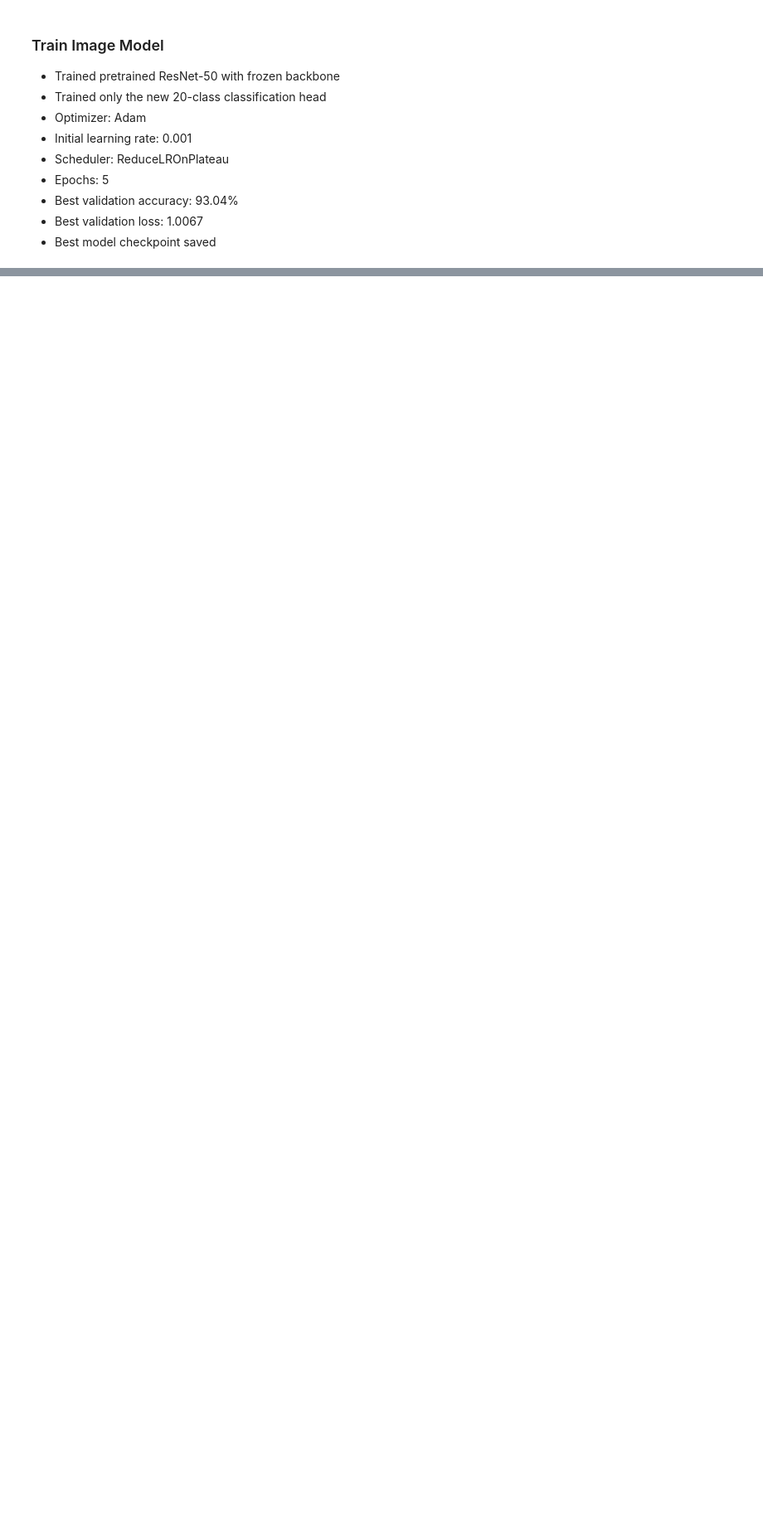
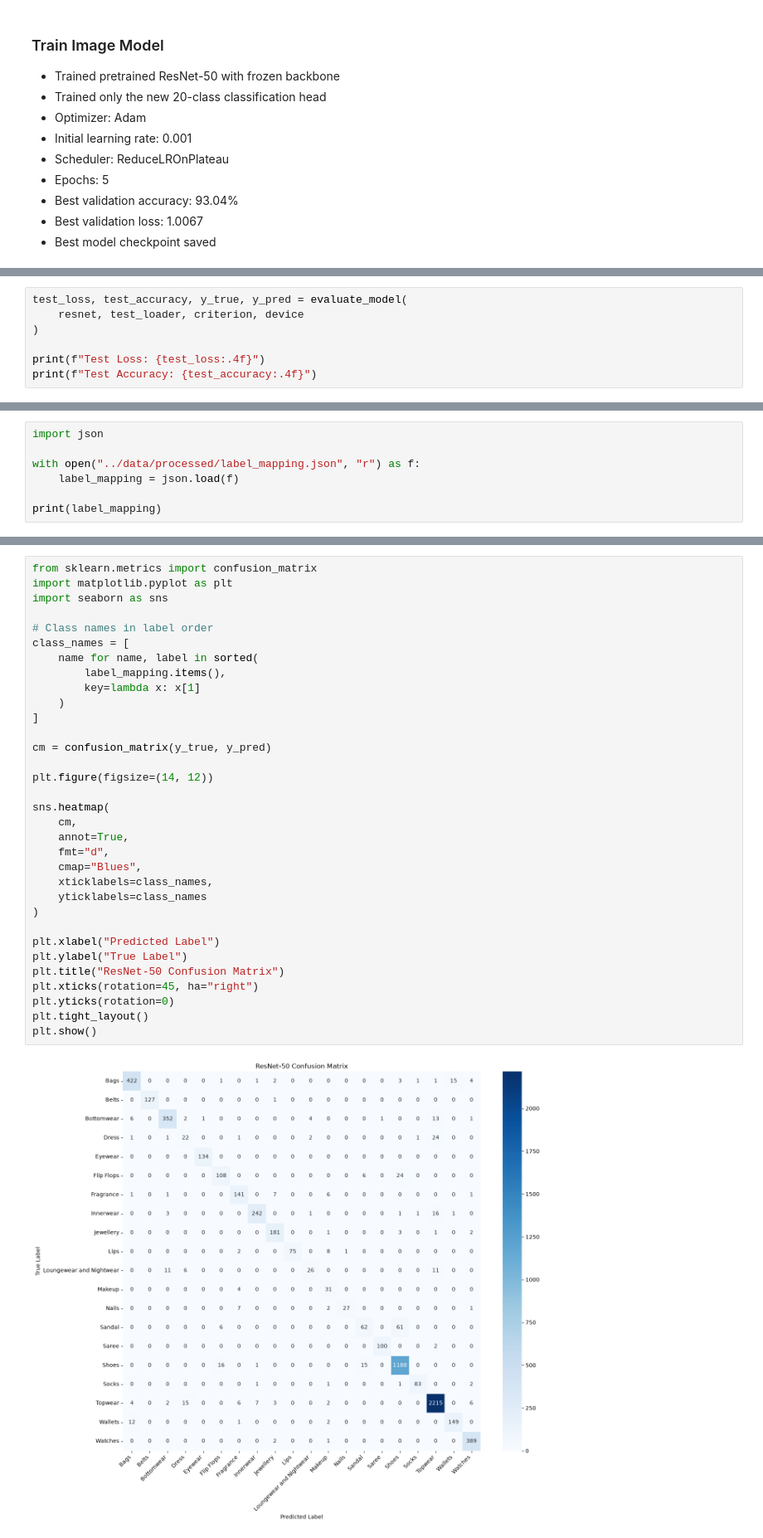
Before and after one commit to vk62945/Multimodal-Product-Intelligence, a Jupyter notebook: notebooks/03_Image_Model.ipynb, the cells around one changed output, grey strips where cells are left out. Shown at 83% size. Cells and saved outputs as stored; diff of their text form; blank space fills up the shorter version.

Commit message:
Evaluate ResNet-50 image model

```diff
--- a/notebooks/03_Image_Model.ipynb
+++ b/notebooks/03_Image_Model.ipynb
@@ -380,0 +434,7 @@ Best model saved
+# %%
+test_loss, test_accuracy, y_true, y_pred = evaluate_model(
+    resnet, test_loader, criterion, device
+)
+
+print(f"Test Loss: {test_loss:.4f}")
+print(f"Test Accuracy: {test_accuracy:.4f}")
@@ -380,0 +484,7 @@ Best model saved
+# %%
+import json
+
+with open("../data/processed/label_mapping.json", "r") as f:
+    label_mapping = json.load(f)
+
+print(label_mapping)
@@ -380,0 +495,35 @@ Best model saved
+# %%
+from sklearn.metrics import confusion_matrix
+import matplotlib.pyplot as plt
+import seaborn as sns
+
+# Class names in label order
+class_names = [
+    name for name, label in sorted(
+        label_mapping.items(),
+        key=lambda x: x[1]
+    )
+]
+
+cm = confusion_matrix(y_true, y_pred)
+
+plt.figure(figsize=(14, 12))
+
+sns.heatmap(
+    cm,
+    annot=True,
+    fmt="d",
+    cmap="Blues",
+    xticklabels=class_names,
+    yticklabels=class_names
+)
+
+plt.xlabel("Predicted Label")
+plt.ylabel("True Label")
+plt.title("ResNet-50 Confusion Matrix")
+plt.xticks(rotation=45, ha="right")
+plt.yticks(rotation=0)
+plt.tight_layout()
+plt.show()
+# %% [output]
+[figure, added]
```
Also changed, not shown: parts of 16 cells of this notebook.
